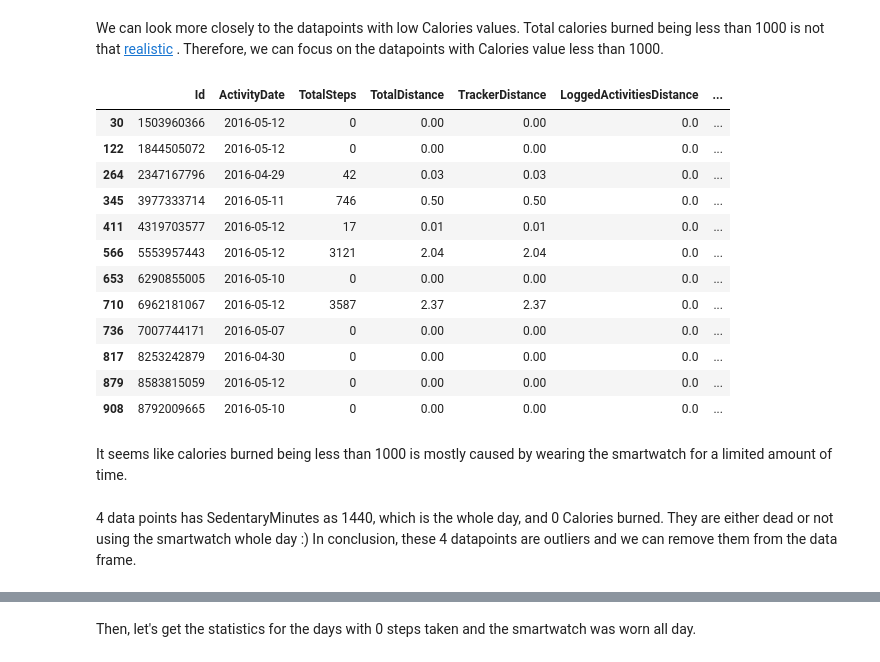
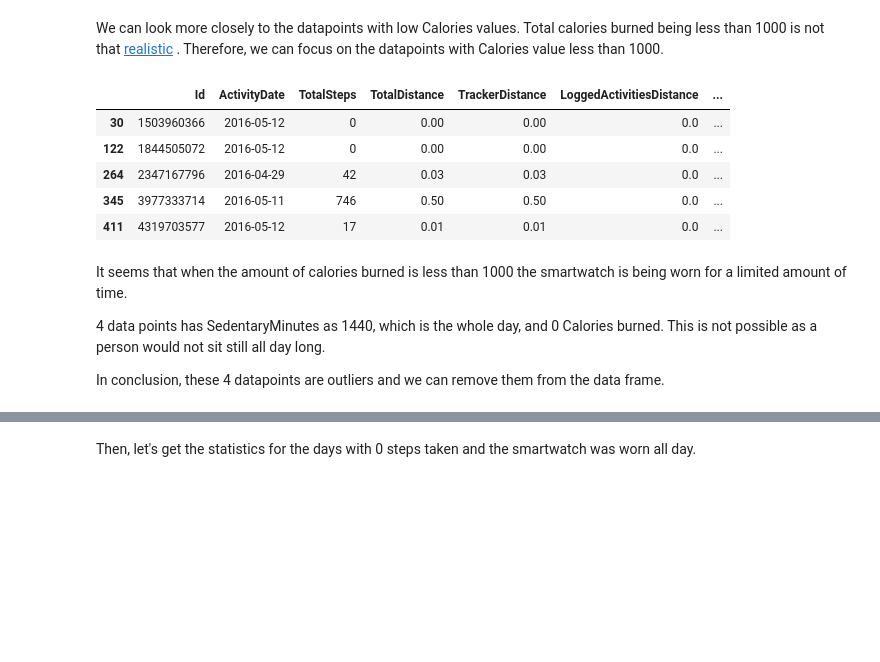
Before and after one commit to onderakacik/FitbitAnalysis, a Jupyter notebook: Final_Project.ipynb, the cells around one changed output, grey strips where cells are left out. Drawn from its saved outputs; the diff is of its cells as text; code cells hidden in the pictures; blank space fills up the shorter version.

```diff
--- a/Final_Project.ipynb
+++ b/Final_Project.ipynb
@@ -120,25 +73,20 @@ sns.regplot(data=df, x='TotalSteps', y='Calories', color='b', marker='+')
 We can look more closely to the datapoints with low Calories values. Total calories burned being less than 1000 is not that [realistic](https://www.hollandandbarrett.com/the-health-hub/weight-management/fitness/exercise/what-is-bmr/)
 . Therefore, we can focus on the datapoints with Calories value less than 1000.
 # %%
-df[df['Calories'] < 1000]
+df[df['Calories'] < 1000].head(5)
 # %% [output]
 |  | Id | ActivityDate | TotalSteps | TotalDistance | TrackerDistance | LoggedActivitiesDistance | ... |
 | 30 | 1503960366 | 2016-05-12 | 0 | 0.00 | 0.00 | 0.0 | ... |
 | 122 | 1844505072 | 2016-05-12 | 0 | 0.00 | 0.00 | 0.0 | ... |
 | 264 | 2347167796 | 2016-04-29 | 42 | 0.03 | 0.03 | 0.0 | ... |
 | 345 | 3977333714 | 2016-05-11 | 746 | 0.50 | 0.50 | 0.0 | ... |
 | 411 | 4319703577 | 2016-05-12 | 17 | 0.01 | 0.01 | 0.0 | ... |
-| 566 | 5553957443 | 2016-05-12 | 3121 | 2.04 | 2.04 | 0.0 | ... |
-| 653 | 6290855005 | 2016-05-10 | 0 | 0.00 | 0.00 | 0.0 | ... |
-| 710 | 6962181067 | 2016-05-12 | 3587 | 2.37 | 2.37 | 0.0 | ... |
-| 736 | 7007744171 | 2016-05-07 | 0 | 0.00 | 0.00 | 0.0 | ... |
-| 817 | 8253242879 | 2016-04-30 | 0 | 0.00 | 0.00 | 0.0 | ... |
-| 879 | 8583815059 | 2016-05-12 | 0 | 0.00 | 0.00 | 0.0 | ... |
-| 908 | 8792009665 | 2016-05-10 | 0 | 0.00 | 0.00 | 0.0 | ... |
-# %% [markdown]
-It seems like calories burned being less than 1000 is mostly caused by wearing the smartwatch for a limited amount of time.
 # %% [markdown]
-4 data points has SedentaryMinutes as 1440, which is the whole day, and 0 Calories burned. They are either dead or not using the smartwatch whole day :) In conclusion, these 4 datapoints are outliers and we can remove them from the data frame.
+It seems that when the amount of calories burned is less than 1000 the smartwatch is being worn for a limited amount of time.
+
+4 data points has SedentaryMinutes as 1440, which is the whole day, and 0 Calories burned. This is not possible as a person would not sit still all day long.
+
+In conclusion, these 4 datapoints are outliers and we can remove them from the data frame.
 # %%
 outliers = df[df['Calories'] < 1000][df[df['Calories'] < 1000]
                                      ['SedentaryMinutes'] == 1440]
```
Also changed, not shown: parts of 28 cells of this notebook.
